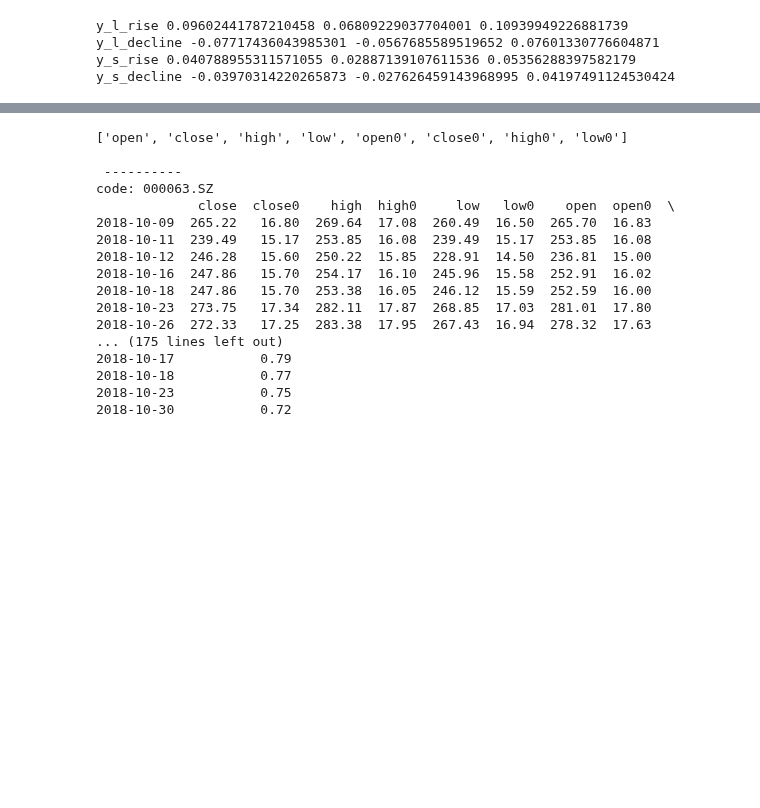
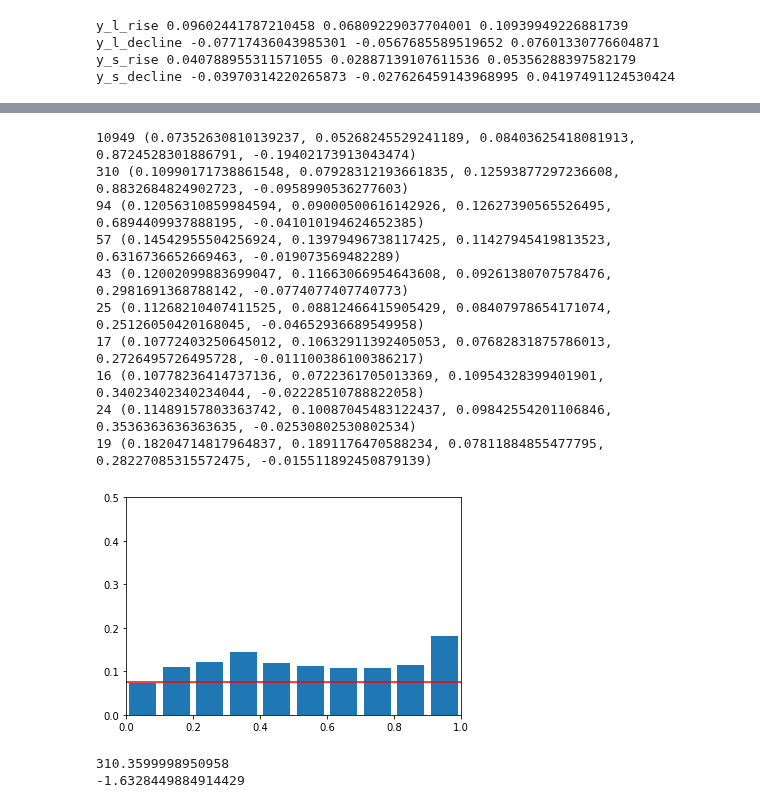
Before and after one commit to Bantorra0/Quant, a Jupyter notebook: test_clf.ipynb, the cells around one changed output, grey strips where cells are left out. Drawn from its saved outputs; the diff is of its cells as text; code cells hidden in the pictures; blank space fills up the shorter version.

```diff
--- a/test_clf.ipynb
+++ b/test_clf.ipynb
@@ -157,32 +152,37 @@ plt.show()
-# %%
-cols = ["open","close","high","low"]
-cols = cols + [c+"0" for c in cols]
-print(cols)
-# for idx,row in X_test[Y_test_pred[ycol]>0.7][cols].iterrows():
-#     print(idx,)
-df_test = X_test[cols].copy()
-df_test["code"] = df_all.loc[test_date_idx]["code"]
-df_test[ycol+"_pred"]=Y_test_pred[ycol]
-df_test[ycol] = Y_test[ycol]
-df_print = df_test[Y_test_pred[ycol]>0.7]
-for code,df in df_print.groupby("code"):
-    print("\n","-"*10,"\ncode:",code)
-    print(df[df.columns.difference(["code"])].sort_index().applymap(lambda x:round(x,2)))
-# %% [output]
-['open', 'close', 'high', 'low', 'open0', 'close0', 'high0', 'low0']
-
- ----------
-code: 000063.SZ
-             close  close0    high  high0     low   low0    open  open0  \
-2018-10-09  265.22   16.80  269.64  17.08  260.49  16.50  265.70  16.83
-2018-10-11  239.49   15.17  253.85  16.08  239.49  15.17  253.85  16.08
-2018-10-12  246.28   15.60  250.22  15.85  228.91  14.50  236.81  15.00
-2018-10-16  247.86   15.70  254.17  16.10  245.96  15.58  252.91  16.02
-2018-10-18  247.86   15.70  253.38  16.05  246.12  15.59  252.59  16.00
-2018-10-23  273.75   17.34  282.11  17.87  268.85  17.03  281.01  17.80
-2018-10-26  272.33   17.25  283.38  17.95  267.43  16.94  278.32  17.63
-... (175 lines left out)
-2018-10-17           0.79
-2018-10-18           0.77
-2018-10-23           0.75
-2018-10-30           0.72
+# %%
+cond = Y_test_pred[ycol]>0.1
+print(sum(cond),Y_test[ycol][cond].mean(), Y_test[ycol][cond].median(),Y_test[ycol][cond].std(),Y_test[ycol][cond].max(),Y_test[ycol][cond].min())
+
+# print(sum(ml_model.label(Y_test[ycol],threshold=0.35)==ml_model.label(Y_test[ycol],threshold=0.4)), len(Y_test[ycol]))
+# print(Y_test[ycol][ml_model.label(Y_test[ycol],threshold=0.35)!=ml_model.label(Y_test[ycol],threshold=0.4)])
+# %% [output]
+10949 (0.07352630810139237, 0.05268245529241189, 0.08403625418081913, 0.8724528301886791, -0.19402173913043474)
+310 (0.10990171738861548, 0.07928312193661835, 0.12593877297236608, 0.8832684824902723, -0.0958990536277603)
+94 (0.12056310859984594, 0.09000500616142926, 0.12627390565526495, 0.6894409937888195, -0.041010194624652385)
+57 (0.14542955504256924, 0.13979496738117425, 0.11427945419813523, 0.6316736652669463, -0.019073569482289)
+43 (0.12002099883699047, 0.11663066954643608, 0.09261380707578476, 0.2981691368788142, -0.0774077407740773)
+25 (0.11268210407411525, 0.08812466415905429, 0.08407978654171074, 0.25126050420168045, -0.04652936689549958)
+17 (0.10772403250645012, 0.10632911392405053, 0.07682831875786013, 0.2726495726495728, -0.011100386100386217)
+16 (0.10778236414737136, 0.0722361705013369, 0.10954328399401901, 0.34023402340234044, -0.02228510788822058)
+24 (0.11489157803363742, 0.10087045483122437, 0.09842554201106846, 0.3536363636363635, -0.02530802530802534)
+19 (0.18204714817964837, 0.1891176470588234, 0.07811884855477795, 0.28227085315572475, -0.015511892450879139)
+[figure, added]
+# %%
+models["model_l_high_reg"] = lgbm.LGBMRegressor(
+    n_estimators=300,
+    num_leaves=100, max_depth=8,
+    random_state=0,
+    min_child_samples=20
+)
+y_train = Y_train[ycol]
+y_test = Y_test[ycol]
+
+t1 = time.time()
+models["model_l_high_reg"].fit(X_train, y_train)
+t2 = time.time()
+print(t2-t1)
+Y_test_pred_reg ={ycol: models["model_l_high_reg"].predict(X_test)}
+print(models["model_l_high_reg"].score(X_test,y_test))
+# %% [output]
+310.3599998950958
+-1.6328449884914429
```
Also changed, not shown: parts of 5 cells of this notebook, 2 other files.
